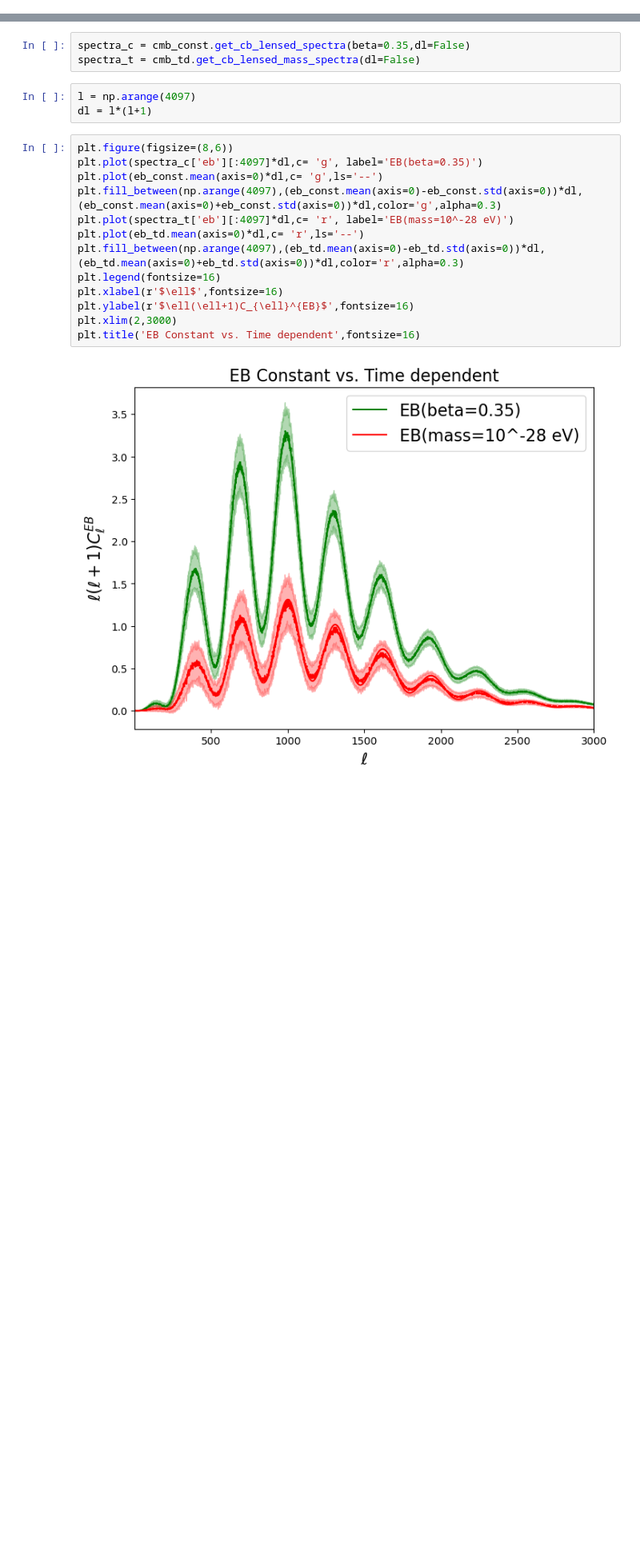
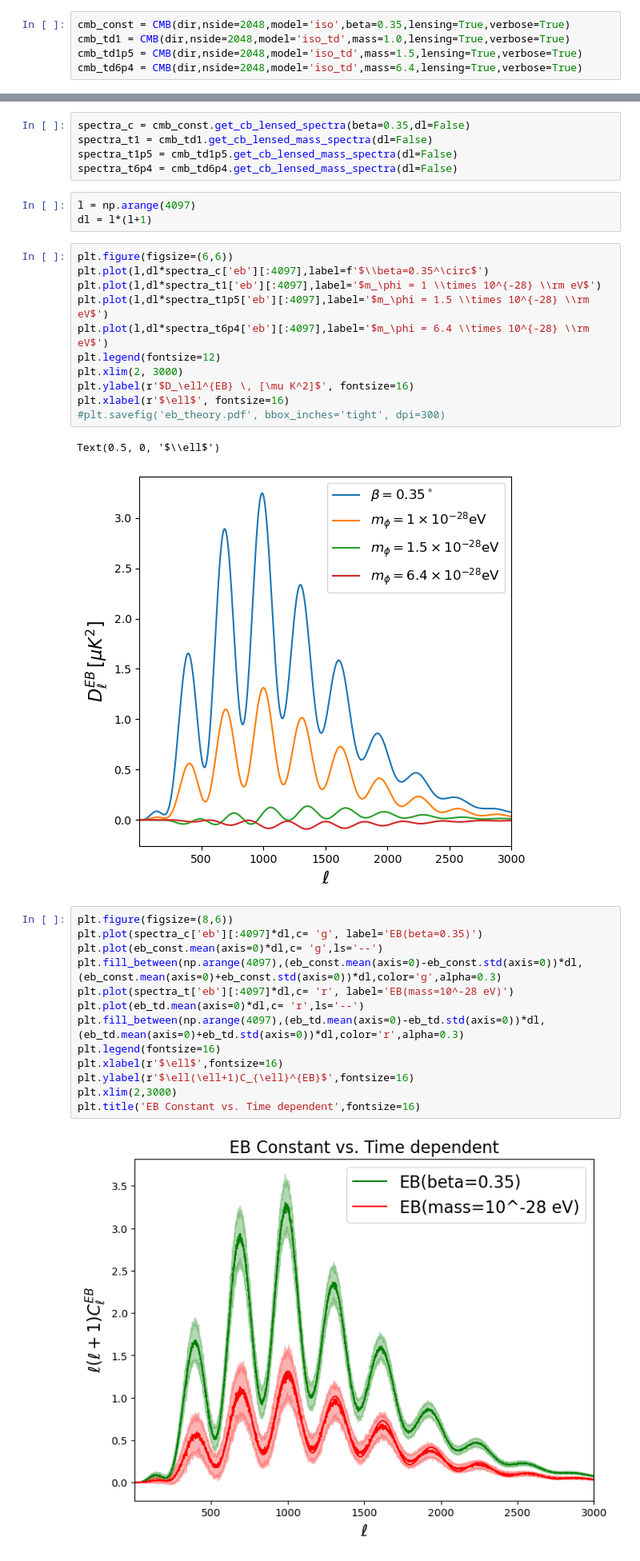
Before and after one commit to antolonappan/cobi, a Jupyter notebook: examples/simulations/cmb.ipynb, the cells around one changed output, grey strips where cells are left out. Shown at 80% size. Drawn from its saved outputs; the diff is of its cells as text; blank space fills up the shorter version.

```diff
--- a/examples/simulations/cmb.ipynb
+++ b/examples/simulations/cmb.ipynb
@@ -21,0 +51,5 @@ CMB : INFO - Isotropic(time dep.) cosmic birefringence model selected
+# %%
+cmb_const = CMB(dir,nside=2048,model='iso',beta=0.35,lensing=True,verbose=True)
+cmb_td1 = CMB(dir,nside=2048,model='iso_td',mass=1.0,lensing=True,verbose=True)
+cmb_td1p5 = CMB(dir,nside=2048,model='iso_td',mass=1.5,lensing=True,verbose=True)
+cmb_td6p4 = CMB(dir,nside=2048,model='iso_td',mass=6.4,lensing=True,verbose=True)
@@ -30,10 +73,26 @@ eb_const = np.array(eb_const)
 eb_td = np.array(eb_td)
 # %%
 spectra_c = cmb_const.get_cb_lensed_spectra(beta=0.35,dl=False)
-spectra_t = cmb_td.get_cb_lensed_mass_spectra(dl=False)
+spectra_t1 = cmb_td1.get_cb_lensed_mass_spectra(dl=False)
+spectra_t1p5 = cmb_td1p5.get_cb_lensed_mass_spectra(dl=False)
+spectra_t6p4 = cmb_td6p4.get_cb_lensed_mass_spectra(dl=False)
 # %%
 l = np.arange(4097)
 dl = l*(l+1)
+# %%
+plt.figure(figsize=(6,6))
+plt.plot(l,dl*spectra_c['eb'][:4097],label=f'$\\beta=0.35^\circ$')
+plt.plot(l,dl*spectra_t1['eb'][:4097],label='$m_\phi = 1 \\times 10^{-28} \\rm eV$')
+plt.plot(l,dl*spectra_t1p5['eb'][:4097],label='$m_\phi = 1.5 \\times 10^{-28} \\rm eV$')
+plt.plot(l,dl*spectra_t6p4['eb'][:4097],label='$m_\phi = 6.4 \\times 10^{-28} \\rm eV$')
+plt.legend(fontsize=12)
+plt.xlim(2, 3000)
+plt.ylabel(r'$D_\ell^{EB} \, [\mu K^2]$', fontsize=16)
+plt.xlabel(r'$\ell$', fontsize=16)
+#plt.savefig('eb_theory.pdf', bbox_inches='tight', dpi=300)
+# %% [output]
+Text(0.5, 0, '$\\ell$')
+[figure, added]
 # %%
 plt.figure(figsize=(8,6))
 plt.plot(spectra_c['eb'][:4097]*dl,c= 'g', label='EB(beta=0.35)')
```
Also changed, not shown: parts of 6 cells of this notebook, 4 other files.
